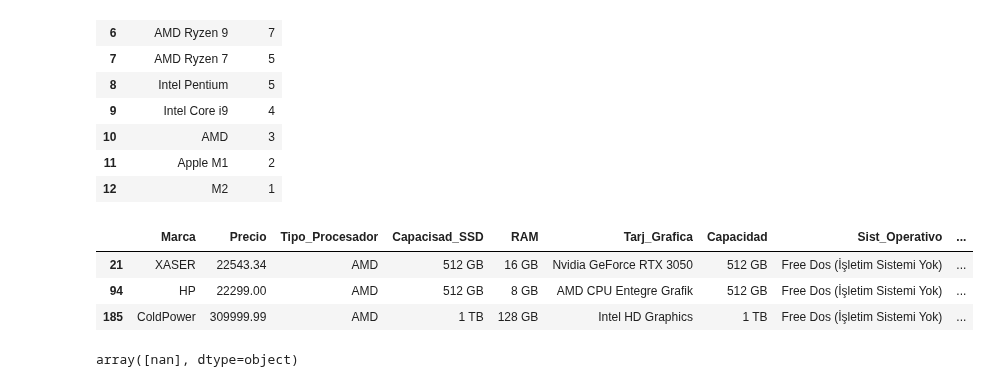
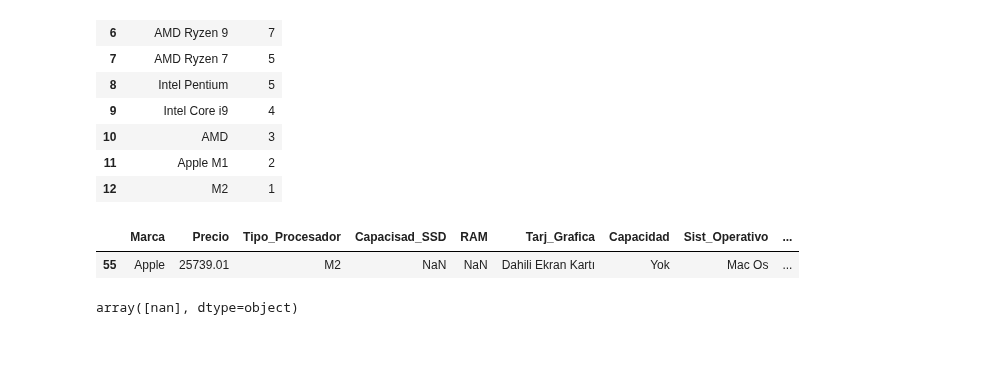
Before and after one commit to Jorge-Alvarez-23/Data-Science-II_Coder, a Jupyter notebook: PROYECTO.ipynb, the cells around one changed output. Saved outputs shown, nothing was run; the diff lists cells and outputs as text; code cells hidden in the pictures; blank space fills up the shorter version.

```diff
--- a/PROYECTO.ipynb
+++ b/PROYECTO.ipynb
@@ -735,12 +735,10 @@ df['Tipo_Procesador'].value_counts().reset_index()
 | 11 | Apple M1 | 2 |
 | 12 | M2 | 1 |
 # %%
-df[df['Tipo_Procesador'] == 'AMD']
+df[df['Tipo_Procesador'] == 'M2']
 # %% [output]
 |  | Marca | Precio | Tipo_Procesador | Capacisad_SSD | RAM | Tarj_Grafica | Capacidad | Sist_Operativo | ... |
-| 21 | XASER | 22543.34 | AMD | 512 GB | 16 GB | Nvidia GeForce RTX 3050 | 512 GB | Free Dos (İşletim Sistemi Yok) | ... |
-| 94 | HP | 22299.00 | AMD | 512 GB | 8 GB | AMD CPU Entegre Grafik | 512 GB | Free Dos (İşletim Sistemi Yok) | ... |
-| 185 | ColdPower | 309999.99 | AMD | 1 TB | 128 GB | Intel HD Graphics | 1 TB | Free Dos (İşletim Sistemi Yok) | ... |
+| 55 | Apple | 25739.01 | M2 | NaN | NaN | Dahili Ekran Kartı | Yok | Mac Os | ... |
 # %%
 df[df['Tipo_Procesador'] == 'Intel Pentium']['Generacion_Procesador'].unique()
 # %% [output]
```
